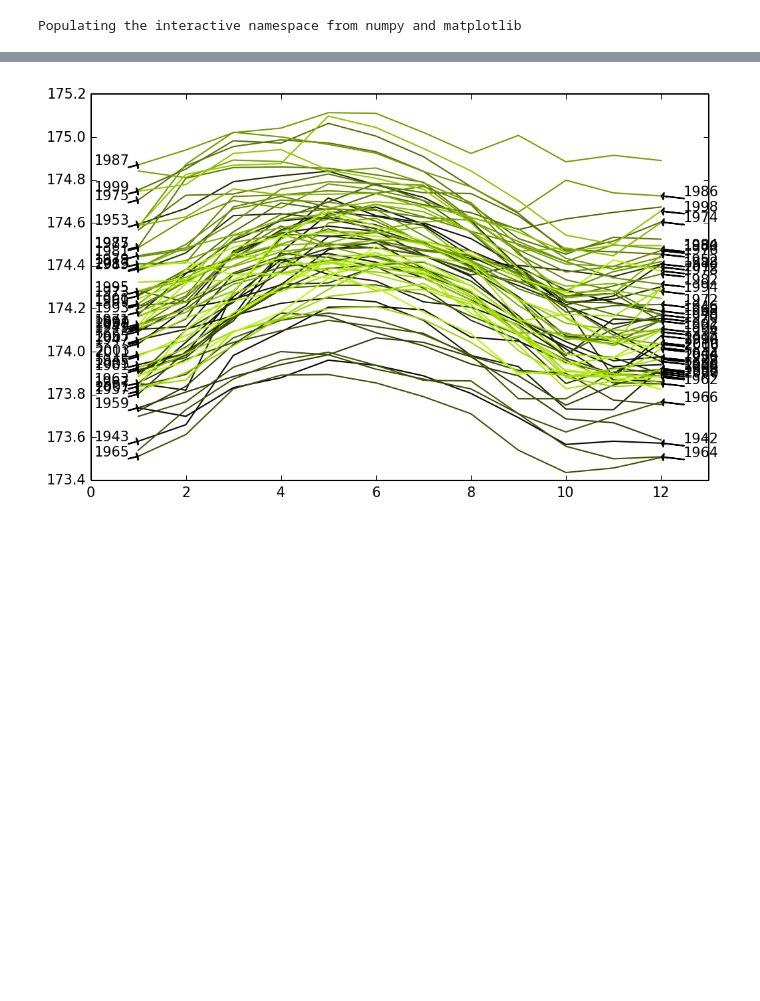
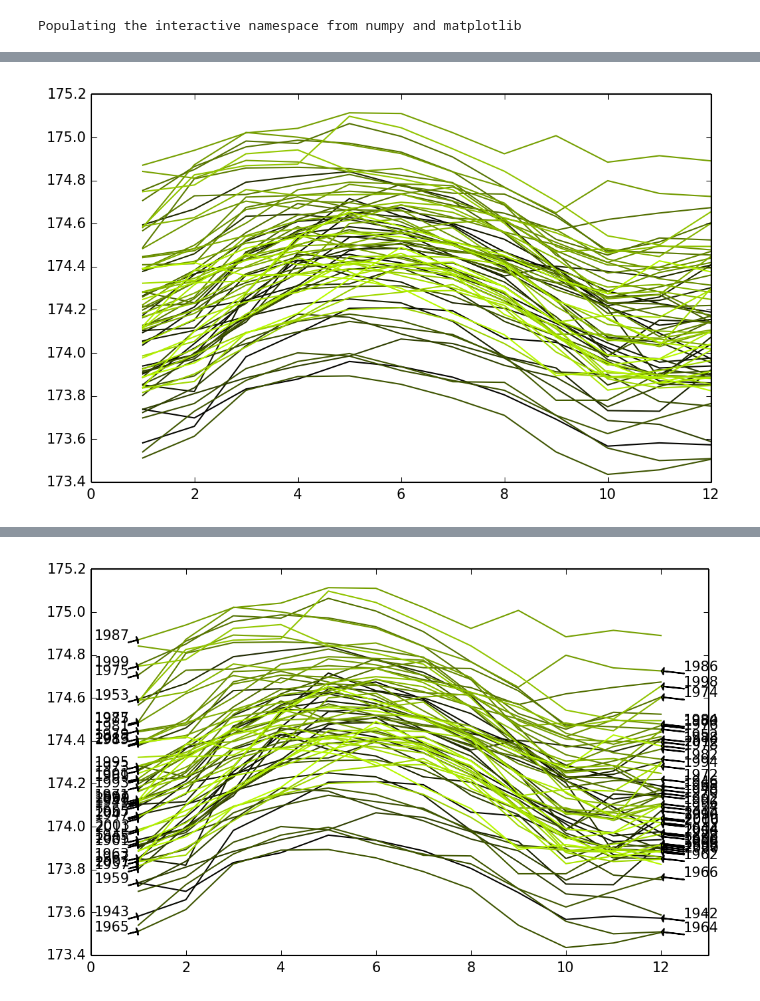
Before and after one commit to ljetibo/Notebooks, a Jupyter notebook: Tides.ipynb, the cells around one changed output, grey strips where cells are left out. Saved outputs shown, nothing was run; the diff lists cells and outputs as text; code cells hidden in the pictures; blank space fills up the shorter version.

```diff
--- a/Tides.ipynb
+++ b/Tides.ipynb
@@ -6,0 +81,26 @@ Populating the interactive namespace from numpy and matplotlib
+# %%
+import csv
+
+path = r"C:\Users\Dino\Desktop\Test\Notebooks\CO-OPS__9044020__ml.csv"
+
+
+def ReadCSV(path):
+    year, month, height = list(), list(), list()
+    for line in csv.DictReader(open(path), delimiter=","):
+        height.append(line[" MSL"])
+        year.append(int(line["Year"]))
+        month.append(line[" Month"])
+    return year, month, height
+
+def SortData(path):
+    year, month, height = ReadCSV(path)
+    syear, smonth, sheight = list(), list(), list()
+    for i in range(1, len(month)):
+        sheight.append(height[i])
+        if int(month[i]) == 1:
+            smonth.append(sheight)
+            syear.append(year[i])
+            sheight = list()
+    return syear, smonth
+
+year, month = SortData(path)
@@ -6,0 +110,8 @@ Populating the interactive namespace from numpy and matplotlib
+# %%
+a = [1, 2, 3, 4, 5, 6, 7, 8, 9, 10, 11, 12] #months in a year
+for i in range(1, len(year)): #skip the 1st entry
+    #this is basically plt.plot([1,...,12], ['174.085',..., '173.896'])
+    plt.plot(a, month[i], color= (i/100.0, i/74.0, 0, 1))
+plt.show()
+# %% [output]
+[figure, added]
```
Also changed, not shown: parts of 14 cells of this notebook.
